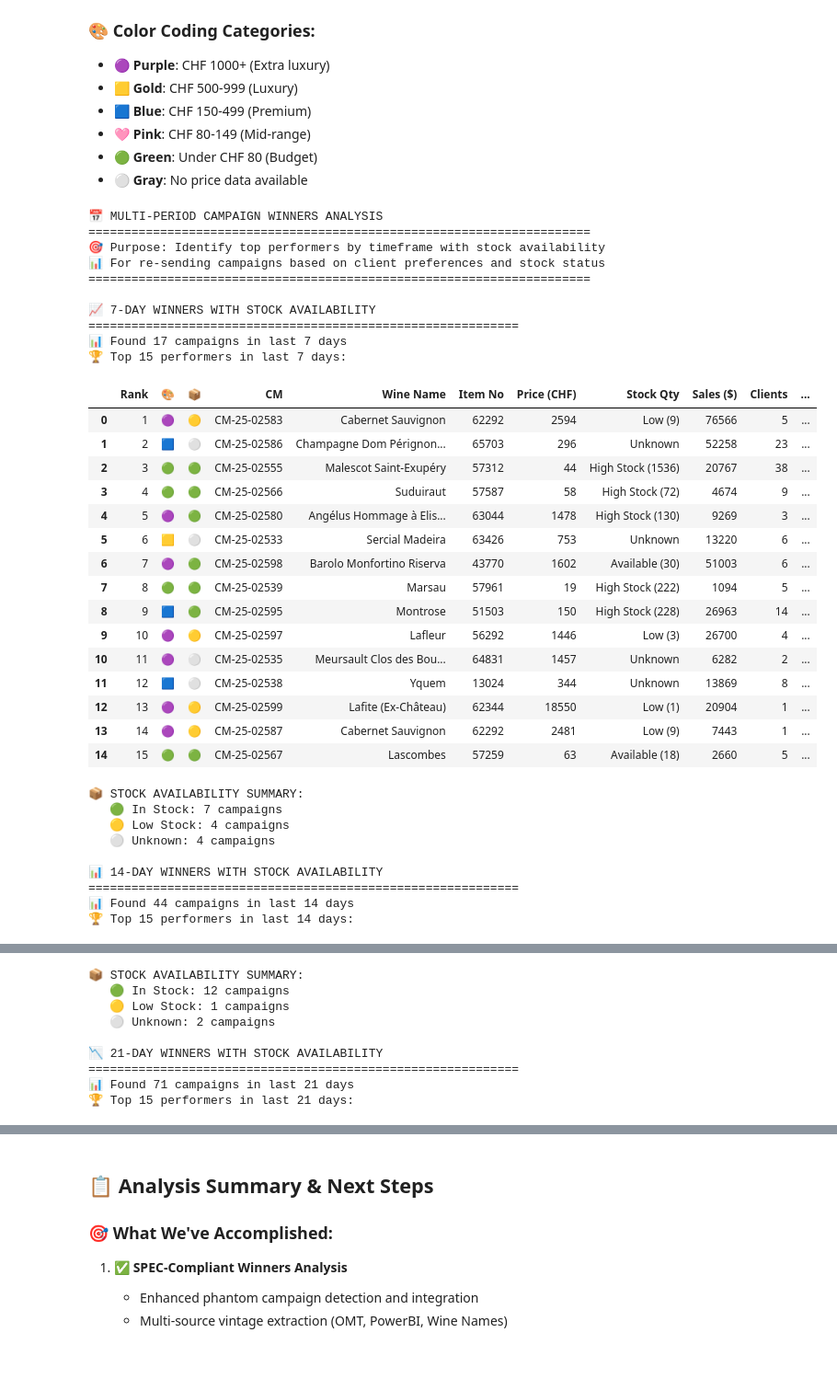
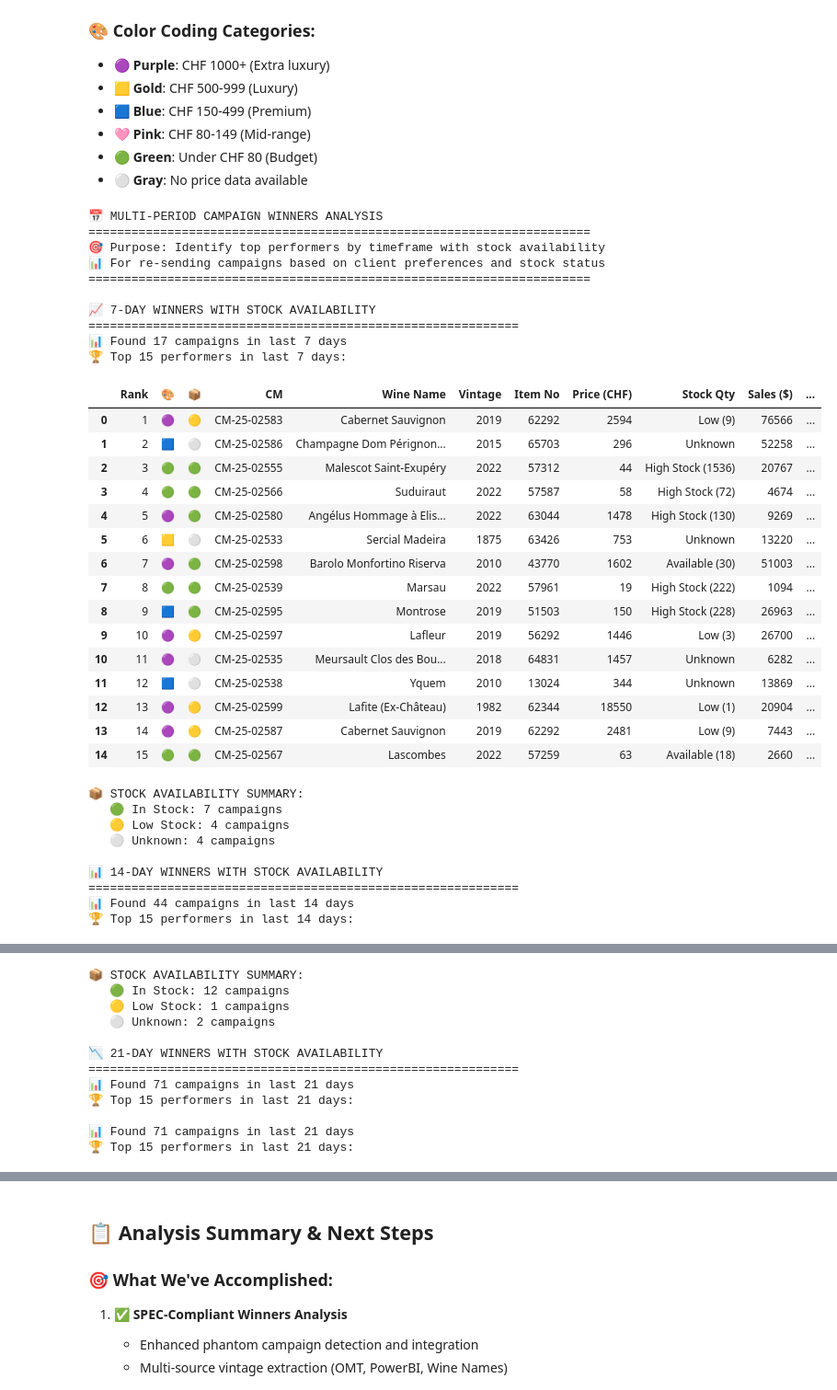
Before and after one commit to Antagata/AVUwinnersCM, a Jupyter notebook: winners_1.ipynb, the cells around one changed output, grey strips where cells are left out. Shown: that part at 92% size. Saved outputs shown, nothing was run; the diff lists cells and outputs as text; code cells hidden in the pictures; blank space fills up the shorter version.

```diff
--- a/winners_1.ipynb
+++ b/winners_1.ipynb
@@ -1351,9 +1351,10 @@ def create_period_winners_with_stock(days, top_n=15):
     top_period["CM"] = top_period["bundle_id"].apply(_fmt_cm_period)
     top_period["Starting Date"] = pd.to_datetime(top_period["schedule_dt"], errors="coerce").dt.date
 
-    # Get wine names and items
+    # Get wine names, items, and vintage information
     wine_info = []
     item_info = []
+    vintage_info = []
     stock_info = []
     stock_status = []
     prices = []
@@ -1378,6 +1379,13 @@ def create_period_winners_with_stock(days, top_n=15):
             wine_info.append(wine_clean)
             item_info.append(main_item)
 
+            # Get vintage information using the existing vintage extraction function
+            vintage, vintage_source = get_vintage_from_sources(bundle_id, wine_name)
+            if vintage and vintage != "Unknown":
+                vintage_info.append(vintage)
+            else:
+                vintage_info.append("N/A")
+
             # Get stock availability
             stock_qty, stock_emoji = get_stock_availability(main_item, bundle_id)
             stock_info.append(stock_qty)
@@ -1385,6 +1393,7 @@ def create_period_winners_with_stock(days, top_n=15):
         else:
             wine_info.append("Unknown Wine")
             item_info.append("Unknown")
+            vintage_info.append("N/A")
             stock_info.append("Unknown")
             stock_status.append("⚪")
 
@@ -1399,6 +1408,7 @@ def create_period_winners_with_stock(days, top_n=15):
     # Add all the new columns
     top_period["Wine Name"] = wine_info
     top_period["Item No"] = item_info
+    top_period["Vintage"] = vintage_info
     top_period["Stock Status"] = stock_status
     top_period["Stock Qty"] = stock_info
     top_period["Unit Price (CHF)"] = prices
@@ -1406,13 +1416,14 @@ def create_period_winners_with_stock(days, top_n=15):
     # Add price categories
     top_period['Price Category'] = top_period['Unit Price (CHF)'].apply(get_emoji_for_price)
 
-    # Create display table
+    # Create display table with vintage information
     display_df = pd.DataFrame({
         'Rank': top_period["period_rank"],
         '🎨': top_period['Price Category'],
         '📦': top_period["Stock Status"],
         'CM': top_period["CM"],
         'Wine Name': top_period["Wine Name"],
+        'Vintage': top_period["Vintage"],
         'Item No': top_period["Item No"],
         'Price (CHF)': top_period['Unit Price (CHF)'].round(0).fillna(0).astype(int),
         'Stock Qty': top_period["Stock Qty"],
@@ -1516,17 +1527,22 @@ if len(period_results) >= 2:
 
             if len(appearances) > 1:  # Only show campaigns in multiple periods
                 wine_name = ""
+                vintage = ""
                 stock_status = ""
 
-                # Get wine name and stock from most recent period
+                # Get wine name, vintage, and stock from most recent period
                 for period_df in period_results.values():
                     if not period_df.empty and cm in period_df['CM'].values:
                         wine_name = period_df[period_df['CM'] == cm]['Wine Name'].iloc[0]
+                        vintage = period_df[period_df['CM'] == cm]['Vintage'].iloc[0] if 'Vintage' in period_df.columns else "N/A"
                         stock_status = period_df[period_df['CM'] == cm]['📦'].iloc[0]
                         break
 
+                # Format wine info with vintage
+                wine_info = f"{wine_name}" + (f" {vintage}" if vintage and vintage != "N/A" else "")
+
                 periods_str = " → ".join([f"{app} ({pos})" for app, pos in zip(appearances, positions)])
-                print(f"   • {cm} ({wine_name}) {stock_status}: {periods_str}")
+                print(f"   • {cm} ({wine_info}) {stock_status}: {periods_str}")
 
 # Actionable recommendations
 print(f"\n🎯 ACTIONABLE RECOMMENDATIONS")
@@ -1551,11 +1567,15 @@ if period_results:
             for idx, row in good_stock.iterrows():
                 cm = row['CM']
                 wine = row['Wine Name']
+                vintage = row['Vintage'] if 'Vintage' in row and row['Vintage'] != "N/A" else ""
                 price_cat = row['🎨']
                 stock_qty = row['Stock Qty']
                 sales = row['Sales ($)']
 
-                recommendations.append(f"   • {cm} ({wine}) {price_cat} - {stock_qty} - ${sales:,} sales")
+                # Format wine info with vintage
+                wine_info = f"{wine}" + (f" {vintage}" if vintage else "")
+
+                recommendations.append(f"   • {cm} ({wine_info}) {price_cat} - {stock_qty} - ${sales:,} sales")
 
     # Low stock warnings
     for period_key, period_df in period_results.items():
@@ -1571,50 +1591,54 @@ if period_results:
             recommendations.append(f"⚠️ {period_label}: {len(low_stock)} top campaigns with stock issues")
 
             for idx, row in low_stock.iterrows():
                 cm = row['CM']
                 wine = row['Wine Name']
+                vintage = row['Vintage'] if 'Vintage' in row and row['Vintage'] != "N/A" else ""
                 stock_status = row['📦']
                 stock_qty = row['Stock Qty']
 
-                recommendations.append(f"   • {cm} ({wine}) {stock_status} - {stock_qty}")
+                # Format wine info with vintage
+                wine_info = f"{wine}" + (f" {vintage}" if vintage else "")
+
+                recommendations.append(f"   • {cm} ({wine_info}) {stock_status} - {stock_qty}")
 
     # Print recommendations
     for rec in recommendations[:15]:  # Limit to avoid too much output
         print(rec)
 
 print(f"\n💡 USE CASE:")
 print("   • 🎯 Resend campaigns to clients based on:")
 print("   •   ✅ High performance scores")
 print("   •   📦 Stock availability")
 print("   •   💰 Price preferences")
 print("   •   📅 Recent performance trends")
 # %% [output]
 📅 MULTI-PERIOD CAMPAIGN WINNERS ANALYSIS
 ======================================================================
 🎯 Purpose: Identify top performers by timeframe with stock availability
 📊 For re-sending campaigns based on client preferences and stock status
 ======================================================================
 
 📈 7-DAY WINNERS WITH STOCK AVAILABILITY
 ============================================================
 📊 Found 17 campaigns in last 7 days
 🏆 Top 15 performers in last 7 days:
-|  | Rank | 🎨 | 📦 | CM | Wine Name | Item No | Price (CHF) | Stock Qty | Sales ($) | Clients | ... |
-| 0 | 1 | 🟣 | 🟡 | CM-25-02583 | Cabernet Sauvignon | 62292 | 2594 | Low (9) | 76566 | 5 | ... |
-| 1 | 2 | 🟦 | ⚪ | CM-25-02586 | Champagne Dom Pérignon... | 65703 | 296 | Unknown | 52258 | 23 | ... |
-| 2 | 3 | 🟢 | 🟢 | CM-25-02555 | Malescot Saint-Exupéry | 57312 | 44 | High Stock (1536) | 20767 | 38 | ... |
-| 3 | 4 | 🟢 | 🟢 | CM-25-02566 | Suduiraut | 57587 | 58 | High Stock (72) | 4674 | 9 | ... |
-| 4 | 5 | 🟣 | 🟢 | CM-25-02580 | Angélus Hommage à Elis... | 63044 | 1478 | High Stock (130) | 9269 | 3 | ... |
-| 5 | 6 | 🟨 | ⚪ | CM-25-02533 | Sercial Madeira | 63426 | 753 | Unknown | 13220 | 6 | ... |
-| 6 | 7 | 🟣 | 🟢 | CM-25-02598 | Barolo Monfortino Riserva | 43770 | 1602 | Available (30) | 51003 | 6 | ... |
-| 7 | 8 | 🟢 | 🟢 | CM-25-02539 | Marsau | 57961 | 19 | High Stock (222) | 1094 | 5 | ... |
-| 8 | 9 | 🟦 | 🟢 | CM-25-02595 | Montrose | 51503 | 150 | High Stock (228) | 26963 | 14 | ... |
-| 9 | 10 | 🟣 | 🟡 | CM-25-02597 | Lafleur | 56292 | 1446 | Low (3) | 26700 | 4 | ... |
-| 10 | 11 | 🟣 | ⚪ | CM-25-02535 | Meursault Clos des Bou... | 64831 | 1457 | Unknown | 6282 | 2 | ... |
-| 11 | 12 | 🟦 | ⚪ | CM-25-02538 | Yquem | 13024 | 344 | Unknown | 13869 | 8 | ... |
-| 12 | 13 | 🟣 | 🟡 | CM-25-02599 | Lafite (Ex-Château) | 62344 | 18550 | Low (1) | 20904 | 1 | ... |
-| 13 | 14 | 🟣 | 🟡 | CM-25-02587 | Cabernet Sauvignon | 62292 | 2481 | Low (9) | 7443 | 1 | ... |
-| 14 | 15 | 🟢 | 🟢 | CM-25-02567 | Lascombes | 57259 | 63 | Available (18) | 2660 | 5 | ... |
+|  | Rank | 🎨 | 📦 | CM | Wine Name | Vintage | Item No | Price (CHF) | Stock Qty | Sales ($) | ... |
+| 0 | 1 | 🟣 | 🟡 | CM-25-02583 | Cabernet Sauvignon | 2019 | 62292 | 2594 | Low (9) | 76566 | ... |
+| 1 | 2 | 🟦 | ⚪ | CM-25-02586 | Champagne Dom Pérignon... | 2015 | 65703 | 296 | Unknown | 52258 | ... |
+| 2 | 3 | 🟢 | 🟢 | CM-25-02555 | Malescot Saint-Exupéry | 2022 | 57312 | 44 | High Stock (1536) | 20767 | ... |
+| 3 | 4 | 🟢 | 🟢 | CM-25-02566 | Suduiraut | 2022 | 57587 | 58 | High Stock (72) | 4674 | ... |
+| 4 | 5 | 🟣 | 🟢 | CM-25-02580 | Angélus Hommage à Elis... | 2022 | 63044 | 1478 | High Stock (130) | 9269 | ... |
+| 5 | 6 | 🟨 | ⚪ | CM-25-02533 | Sercial Madeira | 1875 | 63426 | 753 | Unknown | 13220 | ... |
+| 6 | 7 | 🟣 | 🟢 | CM-25-02598 | Barolo Monfortino Riserva | 2010 | 43770 | 1602 | Available (30) | 51003 | ... |
+| 7 | 8 | 🟢 | 🟢 | CM-25-02539 | Marsau | 2022 | 57961 | 19 | High Stock (222) | 1094 | ... |
+| 8 | 9 | 🟦 | 🟢 | CM-25-02595 | Montrose | 2019 | 51503 | 150 | High Stock (228) | 26963 | ... |
+| 9 | 10 | 🟣 | 🟡 | CM-25-02597 | Lafleur | 2019 | 56292 | 1446 | Low (3) | 26700 | ... |
+| 10 | 11 | 🟣 | ⚪ | CM-25-02535 | Meursault Clos des Bou... | 2018 | 64831 | 1457 | Unknown | 6282 | ... |
+| 11 | 12 | 🟦 | ⚪ | CM-25-02538 | Yquem | 2010 | 13024 | 344 | Unknown | 13869 | ... |
+| 12 | 13 | 🟣 | 🟡 | CM-25-02599 | Lafite (Ex-Château) | 1982 | 62344 | 18550 | Low (1) | 20904 | ... |
+| 13 | 14 | 🟣 | 🟡 | CM-25-02587 | Cabernet Sauvignon | 2019 | 62292 | 2481 | Low (9) | 7443 | ... |
+| 14 | 15 | 🟢 | 🟢 | CM-25-02567 | Lascombes | 2022 | 57259 | 63 | Available (18) | 2660 | ... |
 📦 STOCK AVAILABILITY SUMMARY:
    🟢 In Stock: 7 campaigns
    🟡 Low Stock: 4 campaigns
@@ -1649,3 +1673,6 @@ print("   •   📅 Recent performance trends")
 ============================================================
 📊 Found 71 campaigns in last 21 days
 🏆 Top 15 performers in last 21 days:
+
+📊 Found 71 campaigns in last 21 days
+🏆 Top 15 performers in last 21 days:
```
Also changed, not shown: parts of 1 cell of this notebook.
